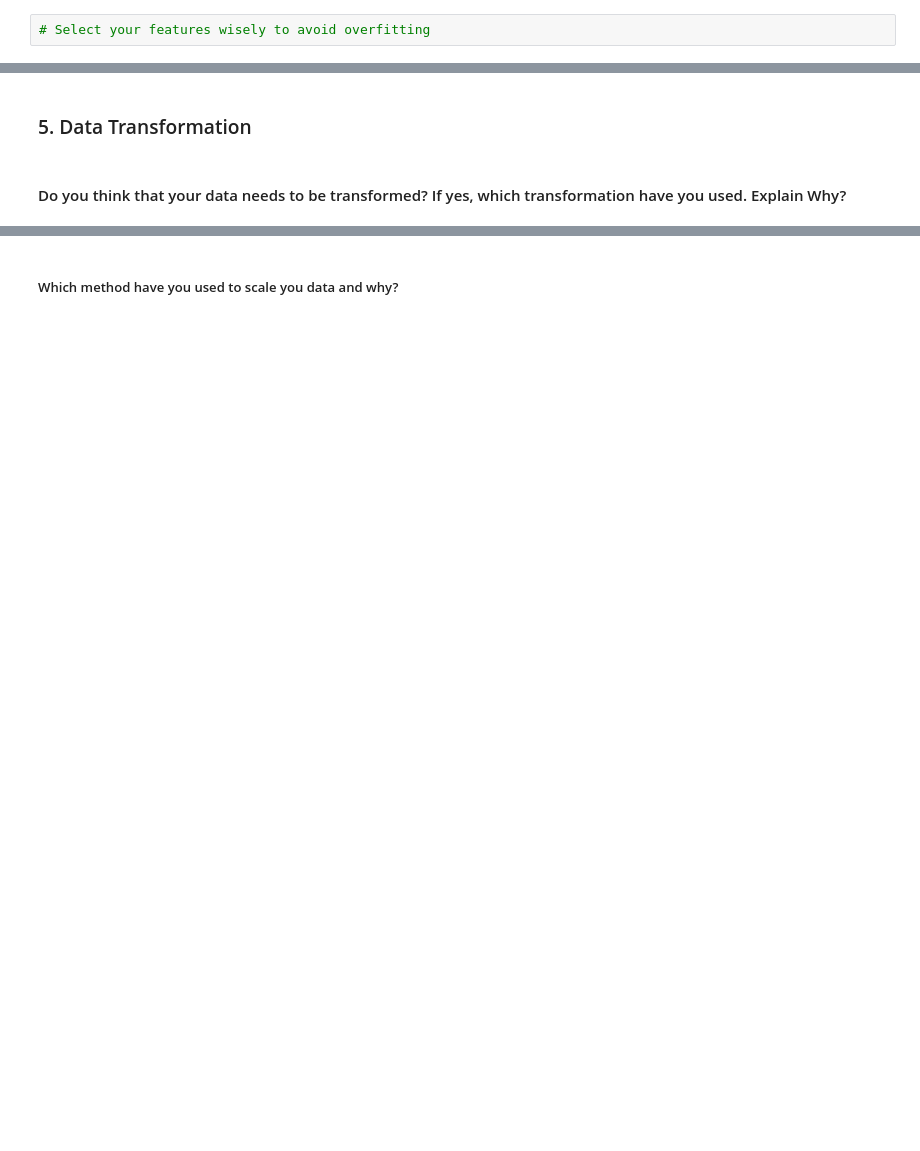
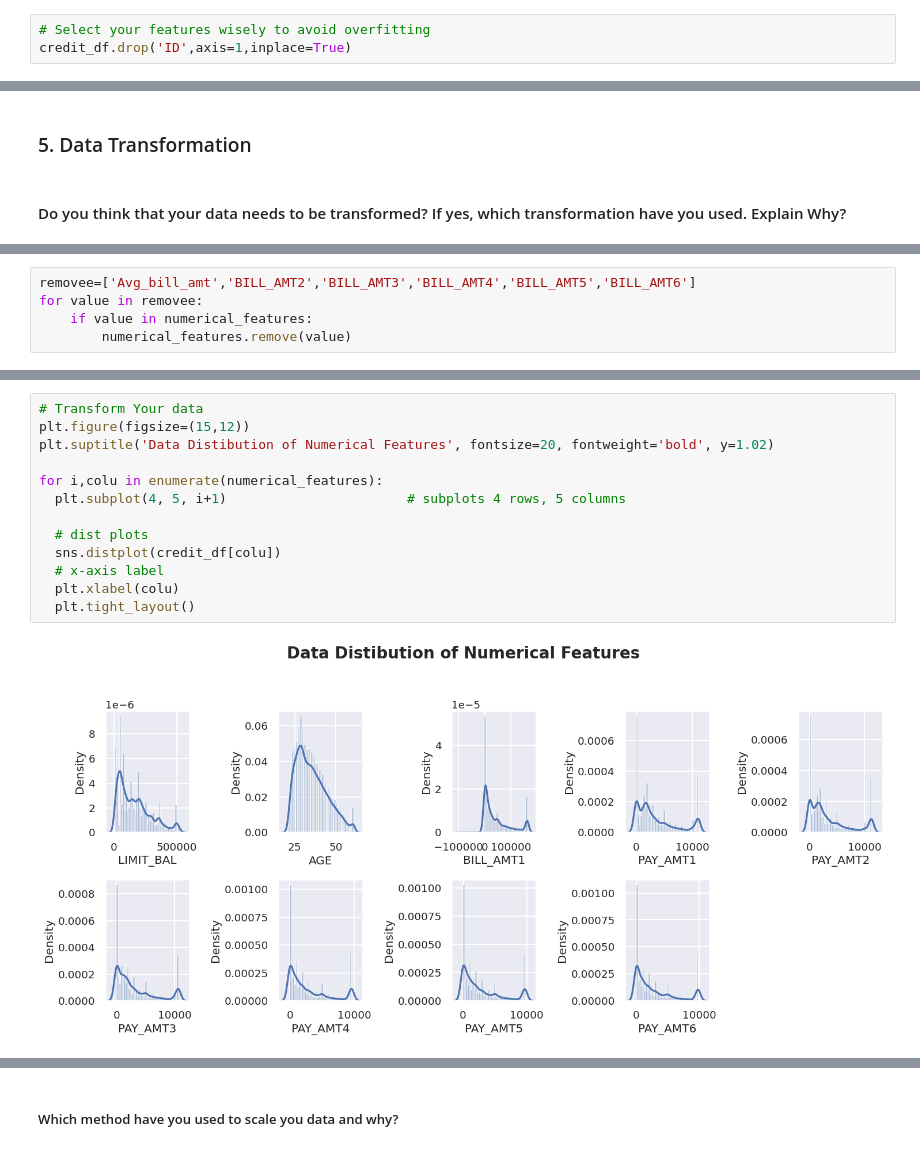
Before and after one commit to albin2122/Credit-Card-Default-Prediction, a Jupyter notebook: Credit_Card_Default_Prediction.ipynb, the cells around one changed output, grey strips where cells are left out. Saved outputs shown, nothing was run; the diff lists cells and outputs as text; blank space fills up the shorter version.

```diff
--- a/Credit_Card_Default_Prediction.ipynb
+++ b/Credit_Card_Default_Prediction.ipynb
@@ -982,5 +988,6 @@ credit_df.drop(['Avg_bill_amt','BILL_AMT2','BILL_AMT3','BILL_AMT4','BILL_AMT5','
 #### 2. Feature Selection
 # %%
 # Select your features wisely to avoid overfitting
+credit_df.drop('ID',axis=1,inplace=True)
 # %% [markdown]
 ##### What all feature selection methods have you used  and why?
@@ -998,0 +1011,5 @@ Answer Here.
+# %%
+removee=['Avg_bill_amt','BILL_AMT2','BILL_AMT3','BILL_AMT4','BILL_AMT5','BILL_AMT6']
+for value in removee:
+    if value in numerical_features:
+        numerical_features.remove(value)
@@ -998,0 +1028,15 @@ Answer Here.
+# %%
+# Transform Your data
+plt.figure(figsize=(15,12))
+plt.suptitle('Data Distibution of Numerical Features', fontsize=20, fontweight='bold', y=1.02)
+
+for i,colu in enumerate(numerical_features):
+  plt.subplot(4, 5, i+1)                       # subplots 4 rows, 5 columns
+
+  # dist plots
+  sns.distplot(credit_df[colu])
+  # x-axis label
+  plt.xlabel(colu)
+  plt.tight_layout()
+# %% [output]
+[figure, added]
```
Also changed, not shown: parts of 24 cells of this notebook.
